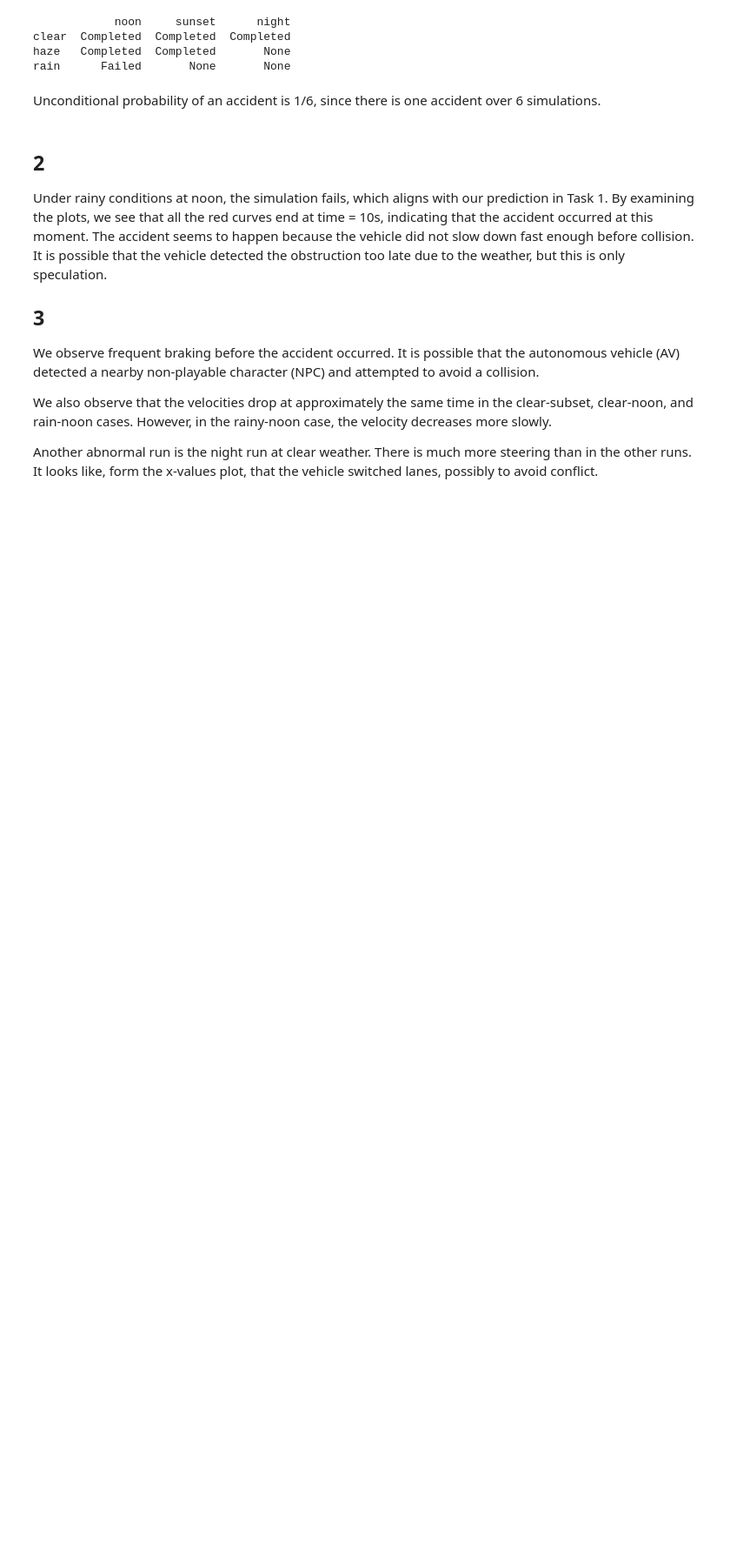
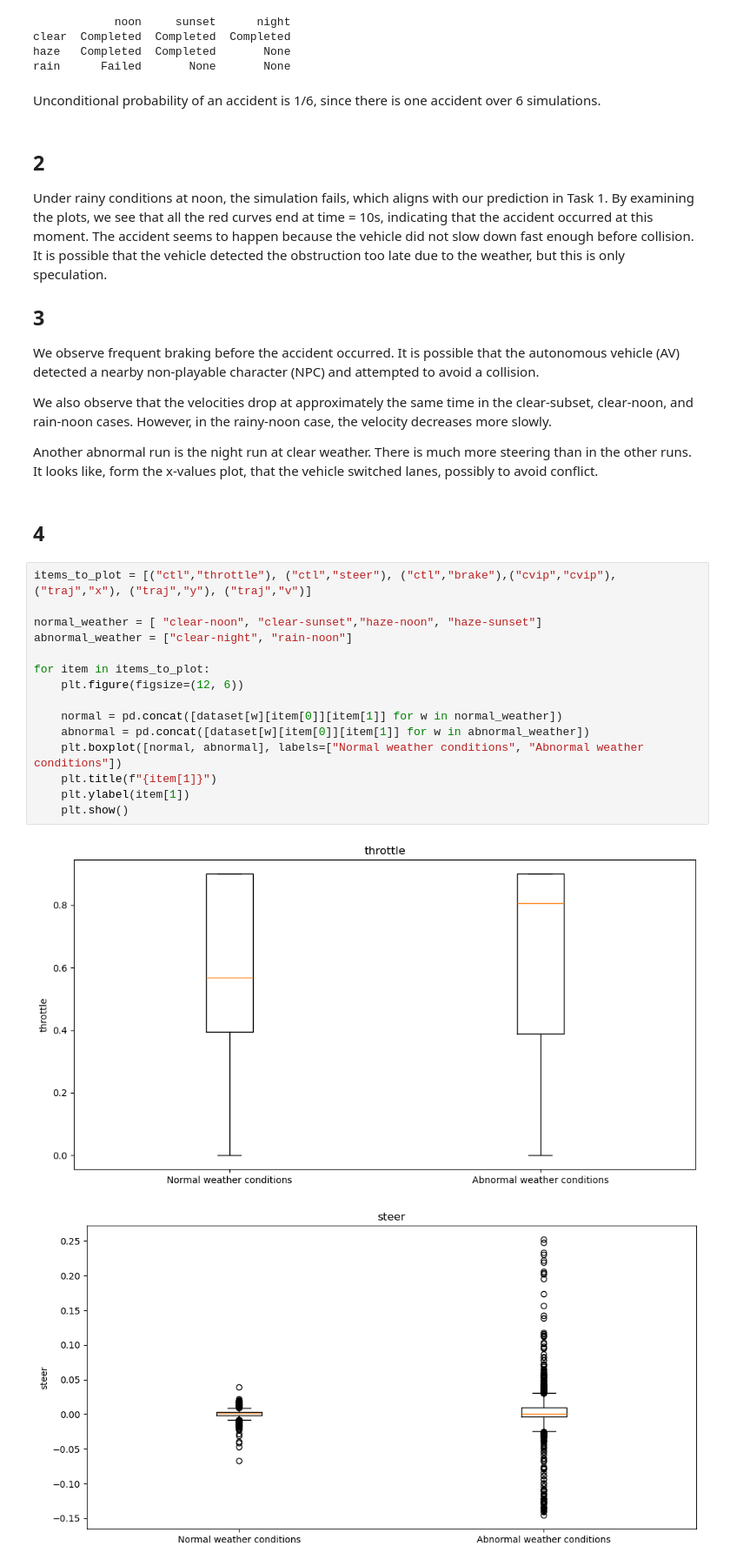
Before and after one commit to kvasu2/ece471mp1, a Jupyter notebook: project.ipynb, the cells around one changed output. Shown at 87% size. Cells and saved outputs as stored; diff of their text form; blank space fills up the shorter version.

Commit message:
added normal vs abnormal plots

```diff
--- a/project.ipynb
+++ b/project.ipynb
@@ -223,3 +223,23 @@ We observe frequent braking before the accident occurred. It is possible that th
 We also observe that the velocities drop at approximately the same time in the clear-subset, clear-noon, and rain-noon cases. However, in the rainy-noon case, the velocity decreases more slowly.
 
 Another abnormal run is the night run at clear weather. There is much more steering than in the other runs. It looks like, form the x-values plot, that the vehicle switched lanes, possibly to avoid conflict.
+# %% [markdown]
+## 4
+# %%
+items_to_plot = [("ctl","throttle"), ("ctl","steer"), ("ctl","brake"),("cvip","cvip"), ("traj","x"), ("traj","y"), ("traj","v")]
+
+normal_weather = [ "clear-noon", "clear-sunset","haze-noon", "haze-sunset"]
+abnormal_weather = ["clear-night", "rain-noon"]
+
+for item in items_to_plot:
+    plt.figure(figsize=(12, 6))
+
+    normal = pd.concat([dataset[w][item[0]][item[1]] for w in normal_weather])
+    abnormal = pd.concat([dataset[w][item[0]][item[1]] for w in abnormal_weather])
+    plt.boxplot([normal, abnormal], labels=["Normal weather conditions", "Abnormal weather conditions"])
+    plt.title(f"{item[1]}")
+    plt.ylabel(item[1])
+    plt.show()
+# %% [output]
+[figure, added]
+[figure, added]
```
Also changed, not shown: parts of 2 cells of this notebook.
